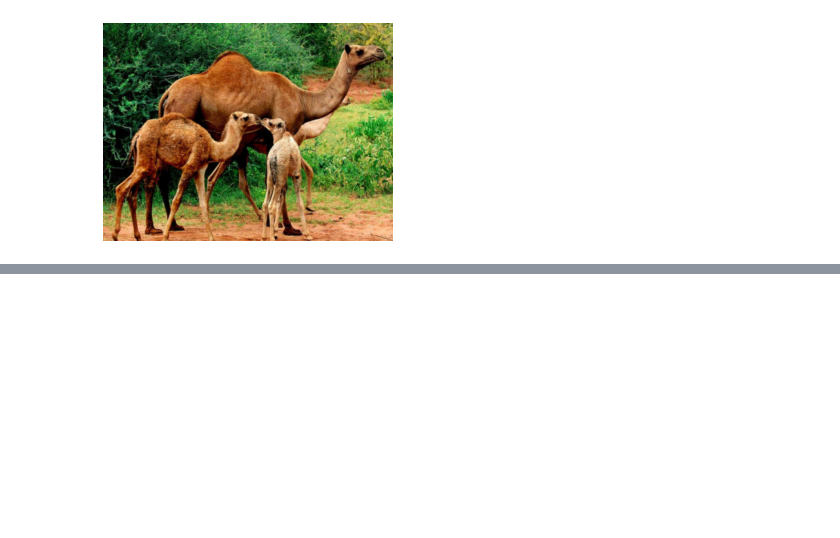
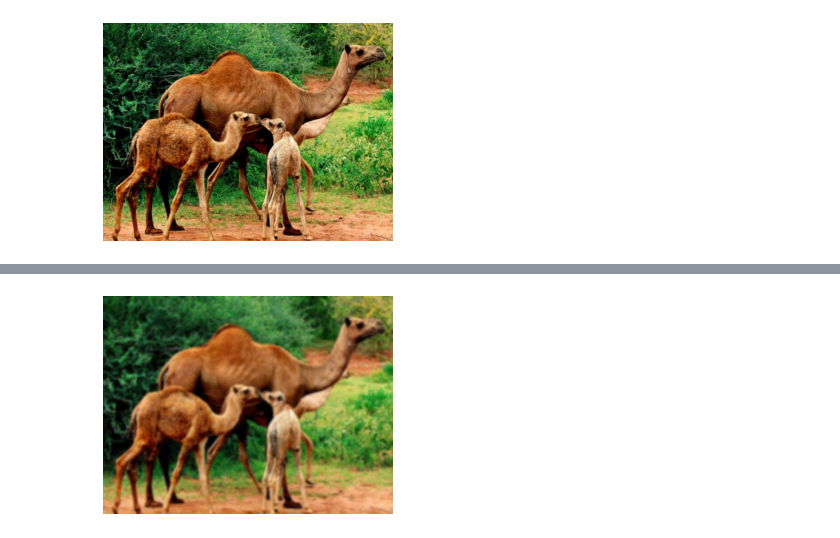
Before and after one commit to yanmxa/computer-vision, a Jupyter notebook: opencv-playground/11. image-pyramid.ipynb, the cells around one changed output, grey strips where cells are left out. Drawn from its saved outputs; the diff is of its cells as text; code cells hidden in the pictures; blank space fills up the shorter version.

```diff
--- a/opencv-playground/11. image-pyramid.ipynb
+++ b/opencv-playground/11. image-pyramid.ipynb
@@ -53,0 +58,4 @@ show(image_down1)
+# %%
+show(image_up)
+# %% [output]
+[figure, added]
```
Also changed, not shown: parts of 2 cells of this notebook, 1 other file.
